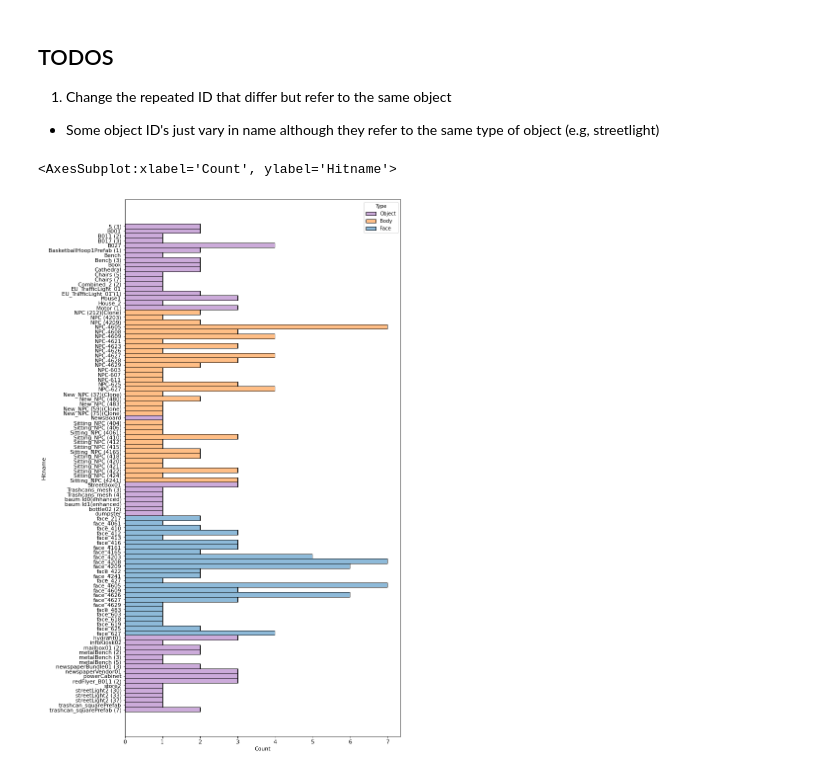
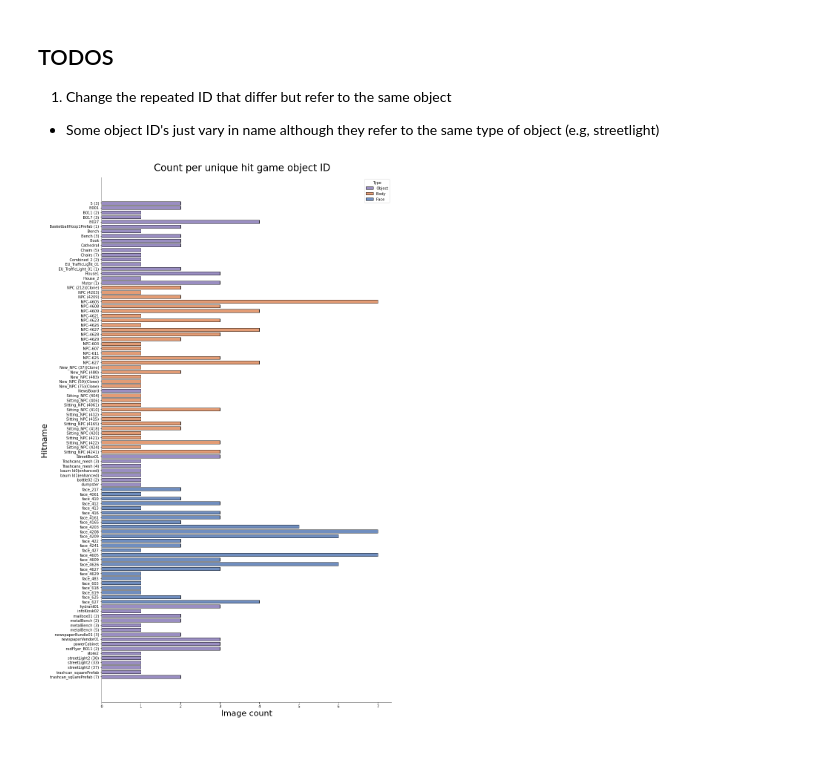
Before and after one commit to JohnMadrid/screenshots_processing, a Jupyter notebook: images_processing.ipynb, the cells around one changed output. Cells and saved outputs as stored; diff of their text form; code cells hidden in the pictures.

Commit message:
Visualizations update

```diff
--- a/images_processing.ipynb
+++ b/images_processing.ipynb
@@ -201,10 +207,11 @@ df
 from matplotlib.patches import Ellipse
 fig, ax = plt.subplots(figsize=(12,8))
 plt.rcParams.update({'font.size': 14})
+deep_pal = sns.color_palette('deep')
 fig.suptitle("Distances and rotations per category", fontsize=20, y=0.93)
-colors = dict(Object="#9b59b6", Face="#1f77b4", Body="#ff7f0e")
+colors = dict(Object=deep_pal[4], Face=deep_pal[0], Body=deep_pal[1])
 sns.scatterplot(data=df, x='Distance', y='Rotation', hue='Type', palette=colors)
-ax.set_xlabel('Distance')
-ax.set_ylabel('Rotation')
+ax.set_xlabel('Distance (Unity units)', fontsize=18)
+ax.set_ylabel('Rotation (degrees)', fontsize=18)
 plt.savefig("data/images_statistics/" + "distances_rotations" + ".pdf", format='pdf', dpi=1200)
 # %% [output]
@@ -248,0 +228,18 @@ plt.show()
+# %%
+# mean distance and rotation per game object type
+fig, ax = plt.subplots(nrows=2, figsize=(12,22), sharex=True)
+plt.rcParams.update({'font.size': 14})
+plt.suptitle('Mean distance and rotation per type', y=0.92, fontsize=22)
+sns.boxplot(x='Type', y='Distance', palette=colors, hue='Type', data=df, ax=ax[0],
+            dodge=False, medianprops={'color': 'black'}, width=0.4)
+sns.swarmplot(x=df['Type'], y=df['Distance'], data=df, palette={'black', 'black', 'black'}, size=3.5, ax=ax[0])
+ax[0].set_xlabel(None)
+ax[0].set_ylabel('Distance (Unity units)', fontsize=18)
+sns.boxplot(x='Type', y='Rotation', palette=colors, data=df, ax=ax[1],
+            dodge=False, medianprops={'color': 'black'}, width=0.4)
+sns.swarmplot(x=df['Type'], y=df['Rotation'], data=df, palette={'black', 'black', 'black'}, size=3.5, ax=ax[1])
+ax[1].set_xlabel('Type', fontsize=18)
+ax[1].set_ylabel('Rotation (degrees)', fontsize=18)
+sns.despine(top=True)
+# plt.legend(loc='upper right')
+plt.savefig("data/images_statistics/" + "distances_rotations_means" + ".pdf", format='pdf', dpi=1200)
@@ -295,10 +319,14 @@ plt.savefig("data/images_statistics/" + "number_unique_game_object" + ".pdf", fo
 * Some object ID's just vary in name although they refer to the same type of object (e.g, streetlight)
 # %%
 # count the times each unique object game ID repeats in the images dataset
-fig, ax = plt.subplots(figsize=(10,20))
+fig, ax = plt.subplots(figsize=(14,26))
+plt.suptitle("Count per unique hit game object ID", fontsize=26, y=0.9)
 plt.rcParams.update({'font.size': 10})
 df.sort_values(['Hitname'], inplace=True)
-sns.histplot(data=df, y=df['Hitname'], hue='Type', palette=colors)
+ax.set_xlabel("Image count", fontsize=22)
+ax.set_ylabel("Hitname", fontsize=22)
+sns.despine(top=True)
+sns.histplot(data=df, y=df['Hitname'], hue='Type', palette=colors, shrink=0.7, alpha=0.8)
+plt.savefig("data/images_statistics/" + "number_unique_individual_ID" + ".pdf", format='pdf', dpi=1200, bbox_inches='tight')
 # %% [output]
-<AxesSubplot:xlabel='Count', ylabel='Hitname'>
-[figure, old version]
+[figure, new version]
```
Also changed, not shown: parts of 9 cells of this notebook, 4 other files.
